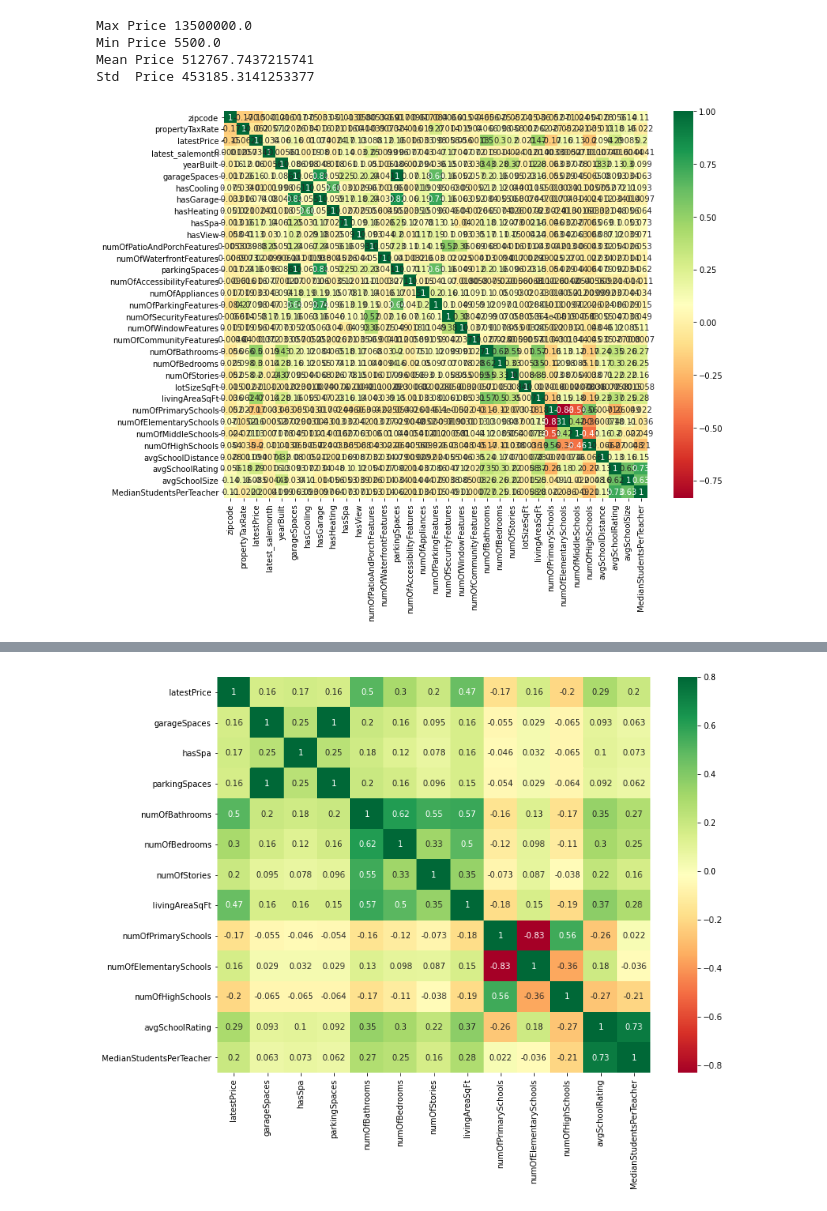
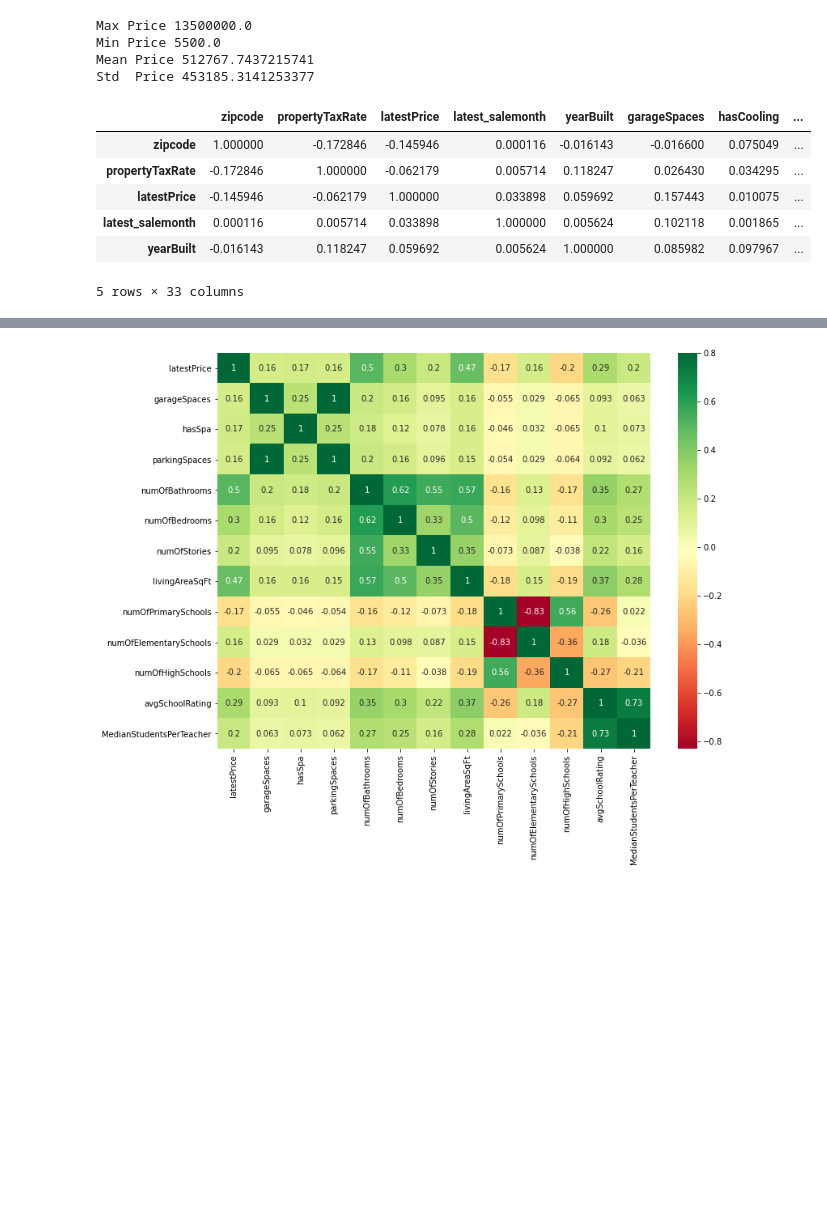
Before and after one commit to LaharikaSCU/Austin_Project, a Jupyter notebook: housing_market_prediction.ipynb, the cells around one changed output, grey strips where cells are left out. Drawn from its saved outputs; the diff is of its cells as text; code cells hidden in the pictures; blank space fills up the shorter version.

```diff
--- a/housing_market_prediction.ipynb
+++ b/housing_market_prediction.ipynb
@@ -284,14 +284,20 @@ Min Price 5500.0
 Mean Price 512767.7437215741
 Std  Price 453185.3141253377
 # %%
-# Create a correlation matrix in order to determine how each figure contributes to the price
+# # Create a correlation matrix in order to determine how each figure contributes to the price
 correlation_matrix = housing_df.corr()
 correlation_matrix.head()
-# Narrow down to features that only have a positive correlation with price
-top_correlation_features = correlation_matrix.index[abs(correlation_matrix["latestPrice"])>0]
-top_correlation_features
-plt.figure(figsize=(12,9))
-g=sns.heatmap(housing_df[top_correlation_features].corr(),annot=True,cmap='RdYlGn')
+# # Narrow down to features that only have a positive correlation with price
+# top_correlation_features = correlation_matrix.index[abs(correlation_matrix["latestPrice"])>0]
+# top_correlation_features
+# plt.figure(figsize=(12,9))
+# g=sns.heatmap(housing_df[top_correlation_features].corr(),annot=True,cmap='RdYlGn')
 # %% [output]
-[figure, removed]
+|  | zipcode | propertyTaxRate | latestPrice | latest_salemonth | yearBuilt | garageSpaces | hasCooling | ... |
+| zipcode | 1.000000 | -0.172846 | -0.145946 | 0.000116 | -0.016143 | -0.016600 | 0.075049 | ... |
+| propertyTaxRate | -0.172846 | 1.000000 | -0.062179 | 0.005714 | 0.118247 | 0.026430 | 0.034295 | ... |
+| latestPrice | -0.145946 | -0.062179 | 1.000000 | 0.033898 | 0.059692 | 0.157443 | 0.010075 | ... |
+| latest_salemonth | 0.000116 | 0.005714 | 0.033898 | 1.000000 | 0.005624 | 0.102118 | 0.001865 | ... |
+| yearBuilt | -0.016143 | 0.118247 | 0.059692 | 0.005624 | 1.000000 | 0.085982 | 0.097967 | ... |
+5 rows × 33 columns
 # %%
```
Also changed, not shown: parts of 5 cells of this notebook, 1 other file.
